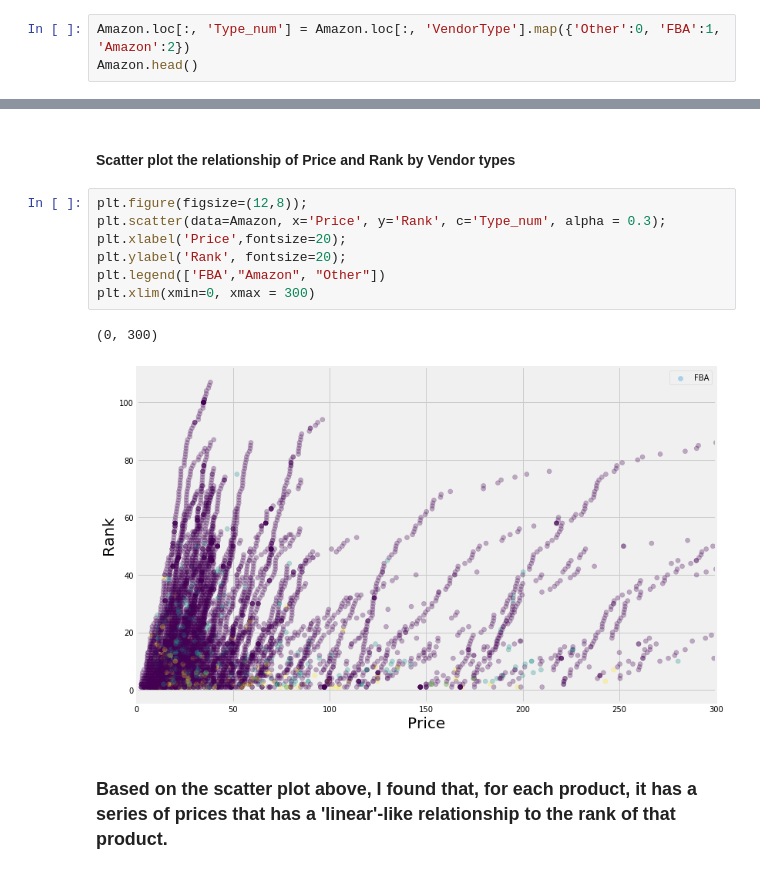
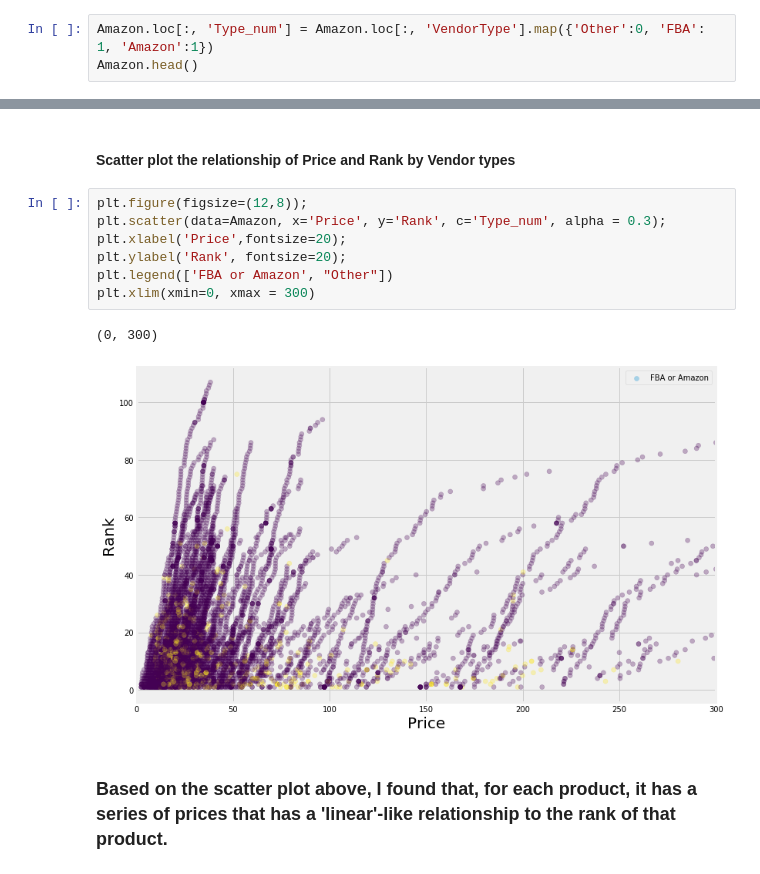
Before and after one commit to lzy3691101/final_project, a Jupyter notebook: part 4/Amazon Pricing Data - part 4.ipynb, the cells around one changed output, grey strips where cells are left out. Cells and saved outputs as stored; diff of their text form.

```diff
--- a/part 4/Amazon Pricing Data - part 4.ipynb
+++ b/part 4/Amazon Pricing Data - part 4.ipynb
@@ -205,7 +210,7 @@ plt.suptitle('Histogram of rank by vendor', fontsize = 'xx-large');
 # %% [markdown]
 #### Map the vendor type to numbers so that we can do the scatter plot
 # %%
-Amazon.loc[:, 'Type_num'] = Amazon.loc[:, 'VendorType'].map({'Other':0, 'FBA':1, 'Amazon':2})
+Amazon.loc[:, 'Type_num'] = Amazon.loc[:, 'VendorType'].map({'Other':0, 'FBA': 1, 'Amazon':1})
 Amazon.head()
 # %% [output]
 |  | Index | ProductName | ScrapeDate | Rank | Price | Vendor | VendorType | Type_num |
@@ -219,13 +224,13 @@ Amazon.head()
 # %%
 plt.figure(figsize=(12,8));
 plt.scatter(data=Amazon, x='Price', y='Rank', c='Type_num', alpha = 0.3);
 plt.xlabel('Price',fontsize=20);
 plt.ylabel('Rank', fontsize=20);
-plt.legend(['FBA',"Amazon", "Other"])
+plt.legend(['FBA or Amazon', "Other"])
 plt.xlim(xmin=0, xmax = 300)
 # %% [output]
 (0, 300)
-[figure, old version]
+[figure, new version]
 # %% [markdown]
 ### Based on the scatter plot above, I found that, for each product, it has a series of prices that has a 'linear'-like relationship to the rank of that product.
 # %% [markdown]
```
Also changed, not shown: parts of 15 cells of this notebook, 1 other file.
